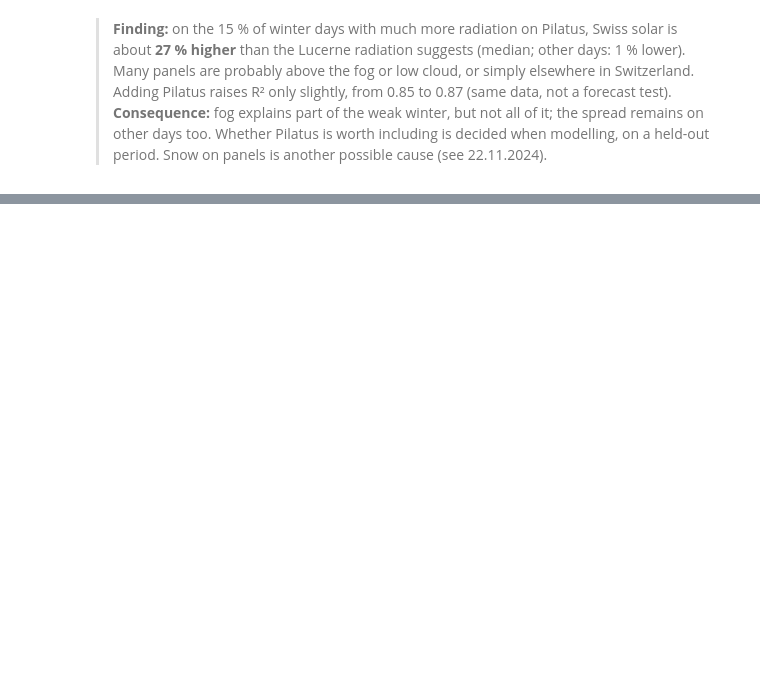
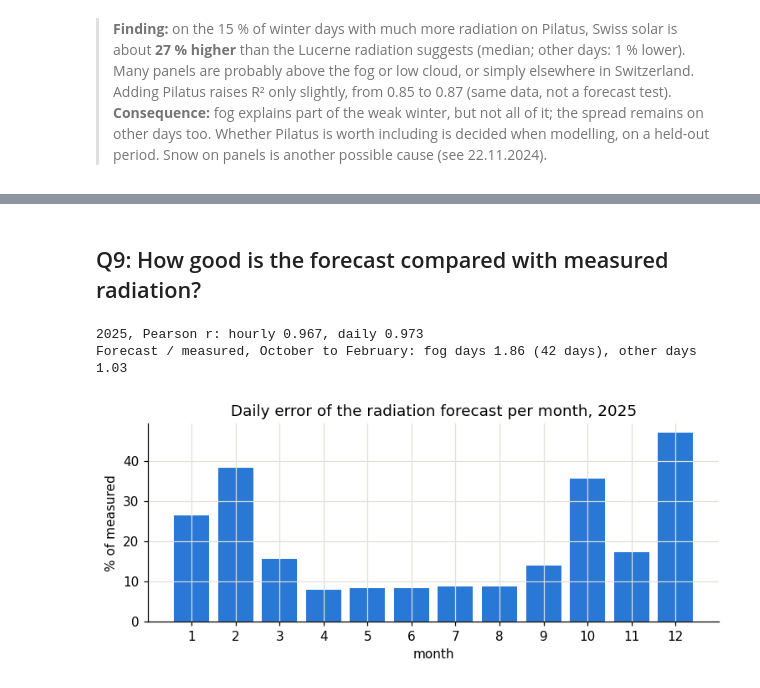
Before and after one commit to Elias-Schwegler/Flurin_Elias_hs26_project, a Jupyter notebook: notebooks/combined/combined_eda.ipynb, the cells around one changed output, grey strips where cells are left out. Cells and saved outputs as stored; diff of their text form; code cells hidden in the pictures; blank space fills up the shorter version.

```diff
--- a/notebooks/combined/combined_eda.ipynb
+++ b/notebooks/combined/combined_eda.ipynb
@@ -232,0 +429,25 @@ R² October to February, Lucerne radiation only: 0.851 | with Pilatus as well: 0
+# %%
+# The snow sensor: is it usable? Values above 5 cm while warmer than 15 degrees cannot be snow
+for station, column in [("LUZ", "snow_depth_LUZ"), ("SPF", "snow_depth_SPF")]:
+    wrong = table[(table[column] > 5) & (table["temperature_LUZ"] > 15)]
+    print(f"{station}: first value {table[column].first_valid_index().date()}, hours above 5 cm at more than 15 C: {len(wrong)}, months {sorted(set(wrong.index.month))}")
+table.loc[table.index.month.isin([5, 6, 7, 8, 9]), ["snow_depth_LUZ", "snow_depth_SPF"]] = np.nan
+
+per_day = table.resample("D").agg({"solar_MW": lambda s: s.sum(min_count=20), "capacity_CH_MW": "mean", "radiation_weighted": "mean",
+                                   "temperature_LUZ": "mean", "snow_depth_LUZ": "max", "snow_depth_SPF": "max"})
+output_per_sun = per_day["solar_MW"] / (per_day["capacity_CH_MW"] * per_day["radiation_weighted"])
+per_day["share_of_expected"] = output_per_sun / output_per_sun.rolling(31, center=True, min_periods=10).median()
+per_day["sun_kWh_m2"] = per_day["radiation_weighted"] * 24 / 1000
+low = per_day[(per_day["share_of_expected"] < 0.35) & (per_day["sun_kWh_m2"] > 0.3)]
+print(f"\nDays below 35 % of the expected output: {len(low)}")
+print("Per month:", low.groupby(low.index.month).size().to_dict())
+print(f"Mean temperature on these days: {low['temperature_LUZ'].mean():.1f} C | all days Dec-Feb: {per_day[per_day.index.month.isin([12, 1, 2])]['temperature_LUZ'].mean():.1f} C")
+sensor = low[low.index >= "2023-12-01"]
+print(f"Days since December 2023: {len(sensor)}, with more than 2 cm of snow at Luzern or Schüpfheim: {((sensor['snow_depth_LUZ'] > 2) | (sensor['snow_depth_SPF'] > 2)).sum()}")
+lost = (low["solar_MW"] / low["share_of_expected"] - low["solar_MW"]).sum() / 1000
+winter_energy = per_day[per_day.index.month.isin([11, 12, 1, 2])]["solar_MW"].sum() / 1000
+print(f"Estimated lost generation: {lost:.0f} GWh, {lost / winter_energy * 100:.1f} % of the energy in November to February")
+
+table["is_snow_cover_day"] = pd.DatetimeIndex(day).isin(low.index.tz_localize(None))
+table["is_data_error_day"] = pd.DatetimeIndex(day).isin(flagged.tz_localize(None))
+low.assign(snow_LUZ=low["snow_depth_LUZ"], snow_SPF=low["snow_depth_SPF"])[["sun_kWh_m2", "share_of_expected", "temperature_LUZ", "snow_LUZ", "snow_SPF"]].round(2)
@@ -232,0 +488,24 @@ R² October to February, Lucerne radiation only: 0.851 | with Pilatus as well: 0
+# %% [markdown]
+## Q9: How good is the forecast compared with measured radiation?
+# %%
+both = table[["forecast_radiation", "radiation_weighted", "radiation_PIL"]].dropna().loc["2025"]
+days = both.resample("D").mean() * 24 / 1000
+foggy = days["radiation_PIL"] > 2 * days["radiation_weighted"]
+foggy = foggy & (days["radiation_PIL"] >= 1.5)                                # same definition as in Q5
+winter_days = days[days.index.month.isin([10, 11, 12, 1, 2])]
+print(f"2025, Pearson r: hourly {both['forecast_radiation'].corr(both['radiation_weighted']):.3f}, daily {days['forecast_radiation'].corr(days['radiation_weighted']):.3f}")
+print(f"Forecast / measured, October to February: fog days {winter_days.loc[foggy, 'forecast_radiation'].mean() / winter_days.loc[foggy, 'radiation_weighted'].mean():.2f}"
+      f" ({foggy.loc[winter_days.index].sum()} days), other days {winter_days.loc[~foggy, 'forecast_radiation'].mean() / winter_days.loc[~foggy, 'radiation_weighted'].mean():.2f}")
+errors = (days["forecast_radiation"] - days["radiation_weighted"]).abs().groupby(days.index.month).mean() / days["radiation_weighted"].groupby(days.index.month).mean() * 100
+fig, ax = plt.subplots(figsize=(8, 2.8))
+ax.bar(errors.index, errors.values, color=BLUE)
+ax.set_xticks(range(1, 13))
+ax.set_xlabel("month")
+ax.set_ylabel("% of measured")
+ax.set_title("Daily error of the radiation forecast per month, 2025")
+save(fig, "forecast_error_per_month")
+plt.show()
+# %% [output]
+2025, Pearson r: hourly 0.967, daily 0.973
+Forecast / measured, October to February: fog days 1.86 (42 days), other days 1.03
+[figure, added]
```
Also changed, not shown: parts of 31 cells of this notebook.
